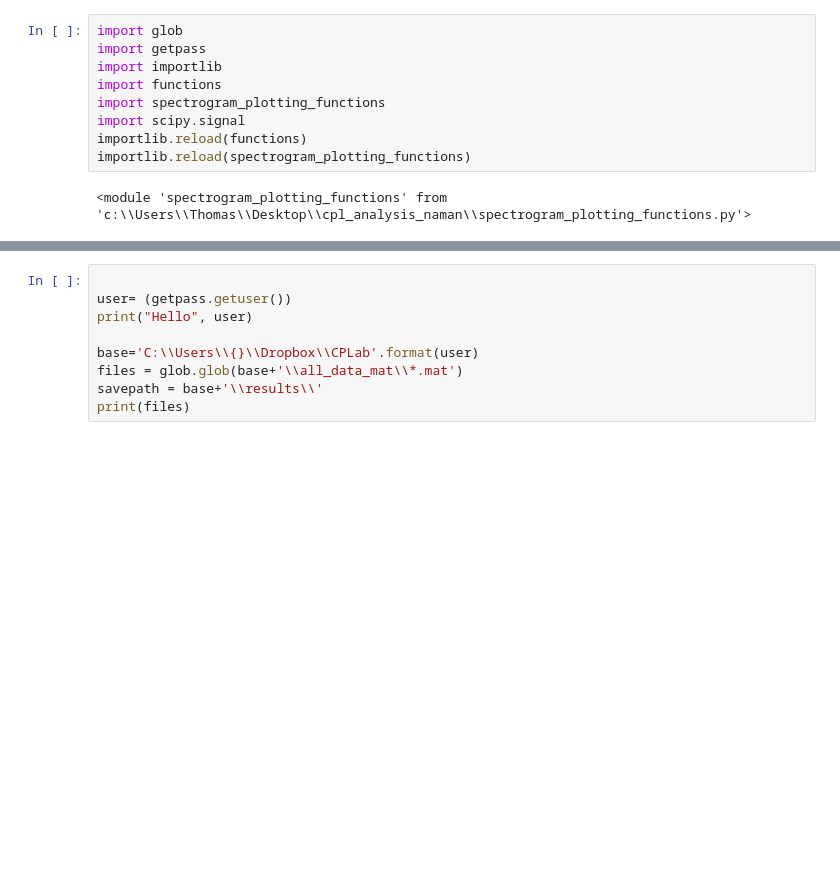
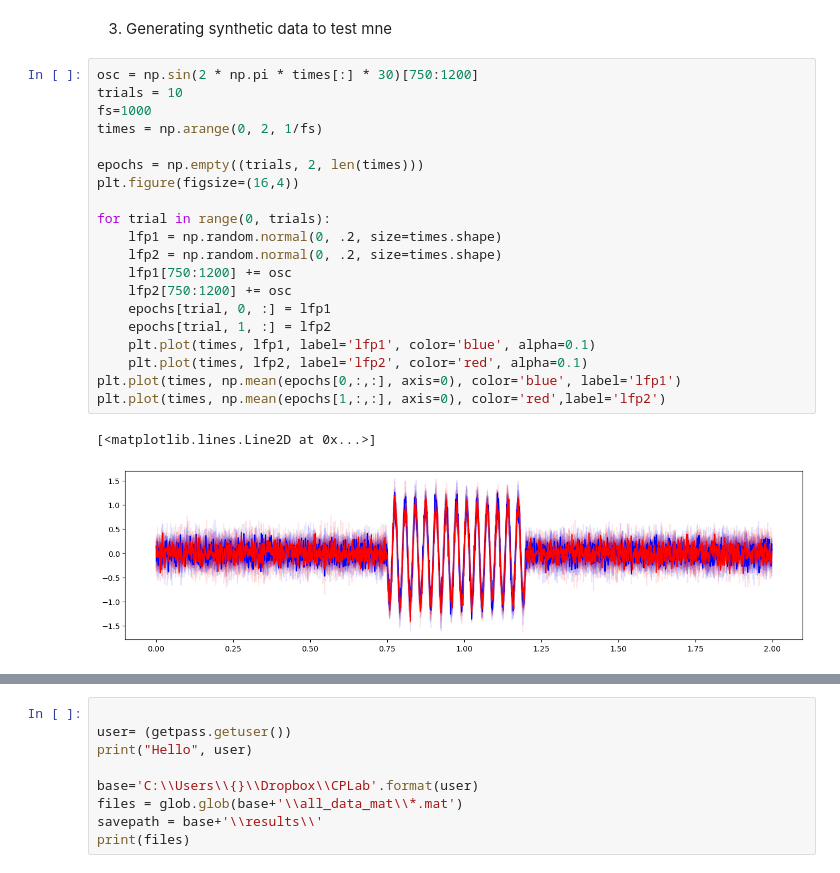
Before and after one commit to namanagrawal97/cpl_analysis_naman, a Jupyter notebook: 03_coherence_using_mne.ipynb, the cells around one changed output, grey strips where cells are left out. Saved outputs shown, nothing was run; the diff lists cells and outputs as text; blank space fills up the shorter version.

```diff
--- a/03_coherence_using_mne.ipynb
+++ b/03_coherence_using_mne.ipynb
@@ -28,11 +42,25 @@ import mne
-# %%
-import glob
-import getpass
-import importlib
-import functions
-import spectrogram_plotting_functions
-import scipy.signal
-importlib.reload(functions)
-importlib.reload(spectrogram_plotting_functions)
-# %% [output]
-<module 'spectrogram_plotting_functions' from 'c:\\Users\\Thomas\\Desktop\\cpl_analysis_naman\\spectrogram_plotting_functions.py'>
+# %% [markdown]
+3. Generating synthetic data to test mne
+# %%
+osc = np.sin(2 * np.pi * times[:] * 30)[750:1200]
+trials = 10
+fs=1000
+times = np.arange(0, 2, 1/fs)
+
+epochs = np.empty((trials, 2, len(times)))
+plt.figure(figsize=(16,4))
+
+for trial in range(0, trials):
+    lfp1 = np.random.normal(0, .2, size=times.shape)
+    lfp2 = np.random.normal(0, .2, size=times.shape)
+    lfp1[750:1200] += osc
+    lfp2[750:1200] += osc
+    epochs[trial, 0, :] = lfp1
+    epochs[trial, 1, :] = lfp2
+    plt.plot(times, lfp1, label='lfp1', color='blue', alpha=0.1)
+    plt.plot(times, lfp2, label='lfp2', color='red', alpha=0.1)
+plt.plot(times, np.mean(epochs[0,:,:], axis=0), color='blue', label='lfp1')
+plt.plot(times, np.mean(epochs[1,:,:], axis=0), color='red',label='lfp2')
+# %% [output]
+[<matplotlib.lines.Line2D at 0x...>]
+[figure, added]
```
Also changed, not shown: parts of 14 cells of this notebook.
